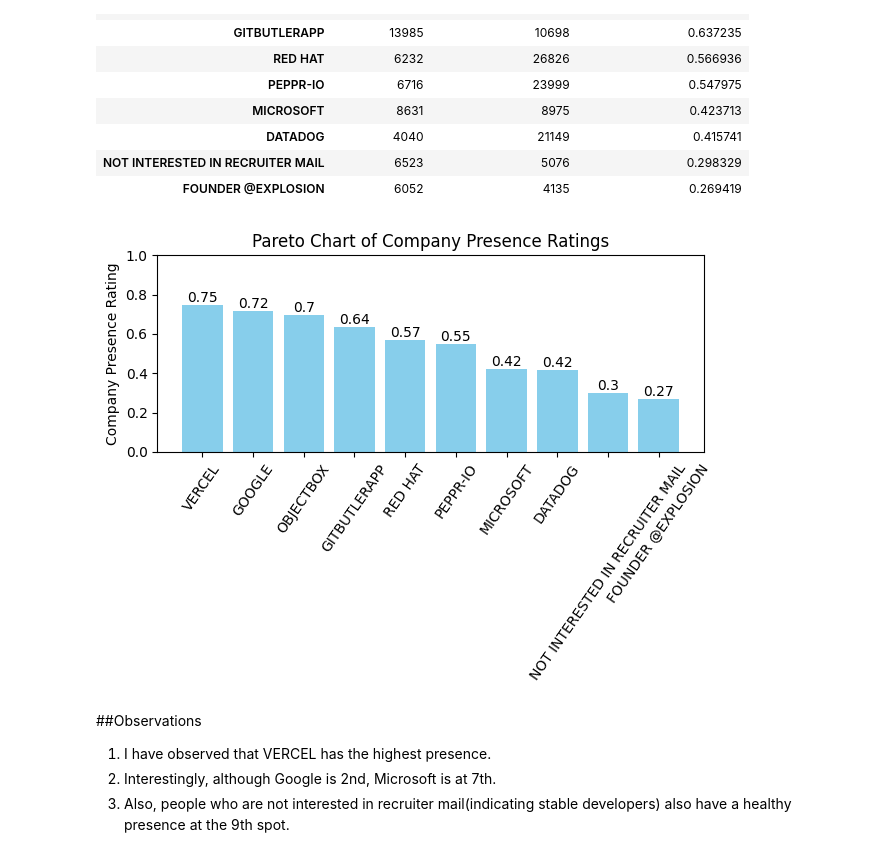
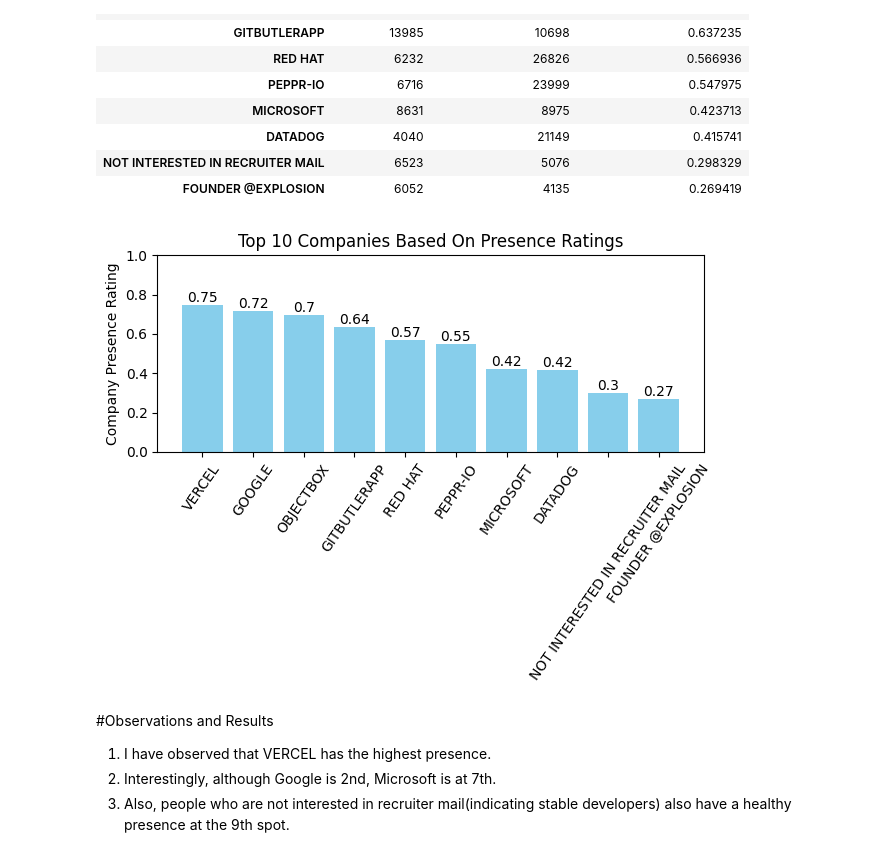
Before and after one commit to Logikos1/iitm-tds-project1-berlin200, a Jupyter notebook: analysis.ipynb, the cells around one changed output. Saved outputs shown, nothing was run; the diff lists cells and outputs as text; code cells hidden in the pictures.

```diff
--- a/analysis.ipynb
+++ b/analysis.ipynb
@@ -88,37 +91,39 @@ import pandas as pd
 import matplotlib.pyplot as plt
 
 # Assuming you have already calculated top_companies and Company_Presence_Rating
 sorted_companies = top_companies.sort_values(by='Company_Presence_Rating', ascending=False)
 
 # Create a Pareto chart
 fig, ax = plt.subplots()
 
 # Create bars for the Company Presence Rating
 bars = ax.bar(sorted_companies.index, sorted_companies['Company_Presence_Rating'], color='skyblue')
 
 # Add rating values on top of the bars
 for bar in bars:
     yval = bar.get_height()
     ax.text(bar.get_x() + bar.get_width()/2, yval, round(yval, 2), ha='center', va='bottom')
 
 # Set labels and title
 ax.set_ylabel('Company Presence Rating')
-ax.set_title('Pareto Chart of Company Presence Ratings')
+ax.set_title('Top 10 Companies Based On Presence Ratings')
 
 # Set the y-axis limits from 0.0 to 1.0
 ax.set_ylim(0.0, 1.0)
 
 # Set x-ticks and labels to avoid FixedFormatter warning
 ax.set_xticks(range(len(sorted_companies.index)))
 ax.set_xticklabels(sorted_companies.index, rotation=55)
 
+plt.savefig('top_companies.png', bbox_inches='tight')  # Save the chart as 'top_companies.png'
+
 # Show the plot
 plt.tight_layout()
 plt.show()
 # %% [output]
-[figure, old version]
+[figure, new version]
 # %% [markdown]
-##Observations
+#Observations and Results
 1. I have observed that VERCEL has the highest presence.
 2. Interestingly, although Google is 2nd, Microsoft is at 7th.
 3. Also, people who are not interested in recruiter mail(indicating stable developers) also have a healthy presence at the 9th spot.
```
Also changed, not shown: parts of 7 cells of this notebook.
